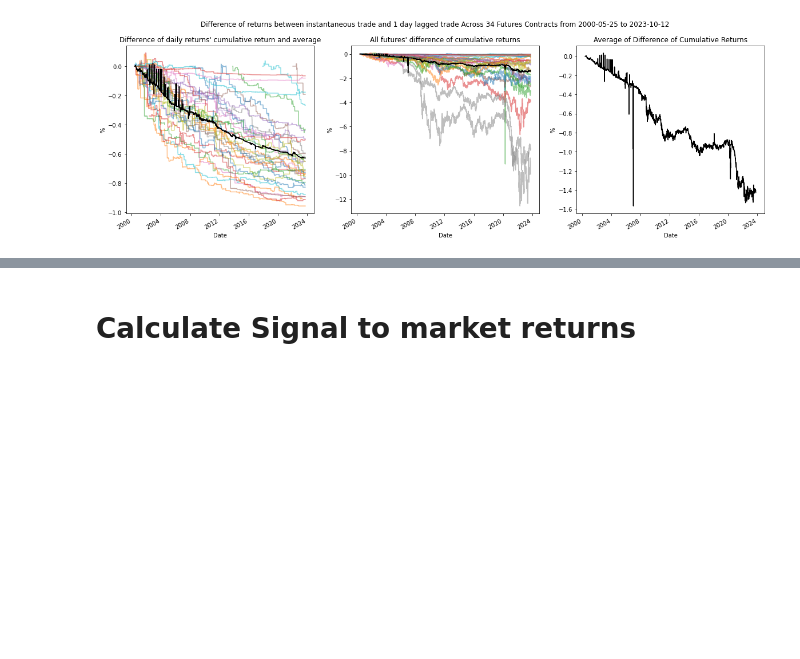
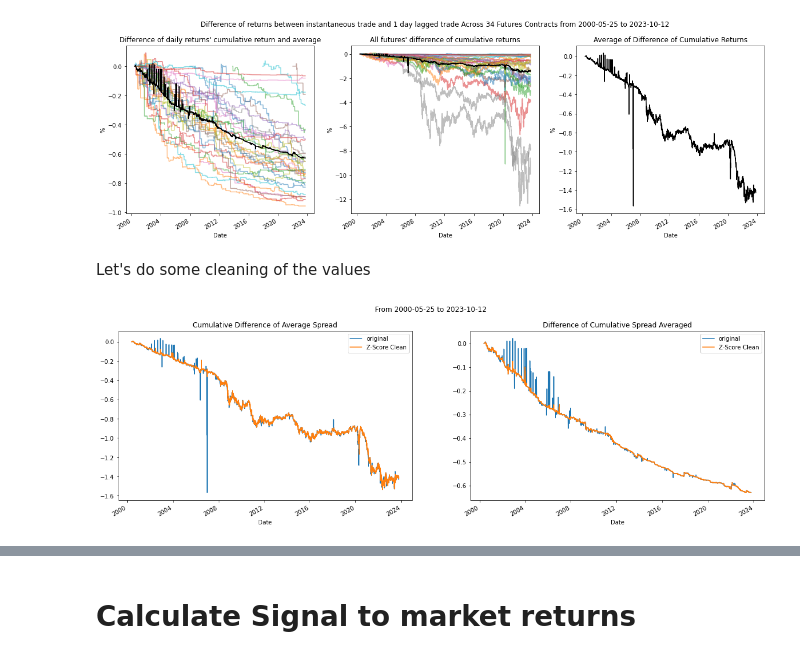
Before and after one commit to diegodalvarez/TrendisNotDead, a Jupyter notebook: TrendisNotDead.ipynb, the cells around one changed output, grey strips where cells are left out. Saved outputs shown, nothing was run; the diff lists cells and outputs as text; code cells hidden in the pictures; blank space fills up the shorter version.

```diff
--- a/TrendisNotDead.ipynb
+++ b/TrendisNotDead.ipynb
@@ -136,3 +134,5 @@ fig.suptitle("Difference of returns between instantaneous trade and 1 day lagged
 plt.show()
 # %% [output]
 [figure]
+# %% [markdown]
+Let's do some cleaning of the values
@@ -138,0 +161,28 @@ plt.show()
+# %%
+cols = df_z_score.variable.drop_duplicates().to_list()
+col_renamer = {
+    "diff_avg_cum": "Cumulative Difference of Average Spread",
+    "diff_cum_avg": "Difference of Cumulative Spread Averaged"}
+
+fig, axes = plt.subplots(ncols = len(cols), figsize = (20,6))
+
+for i, col in enumerate(cols):
+
+    df_plot = (df_z_score.query(
+        "variable == @col").
+        drop(columns = ["roll_mean", "roll_std", "z_score", "variable"]).
+        set_index("Date").
+        rename(columns = {
+            "avg": "original",
+            "replace_value": "Z-Score Clean"}))
+
+    (df_plot.plot(
+        ax = axes[i],
+        title = col_renamer[col]))
+
+fig.suptitle("From {} to {}".format(
+    df_plot.index.min().date(),
+    df_plot.index.max().date()))
+plt.show()
+# %% [output]
+[figure, added]
```
Also changed, not shown: parts of 9 cells of this notebook.
